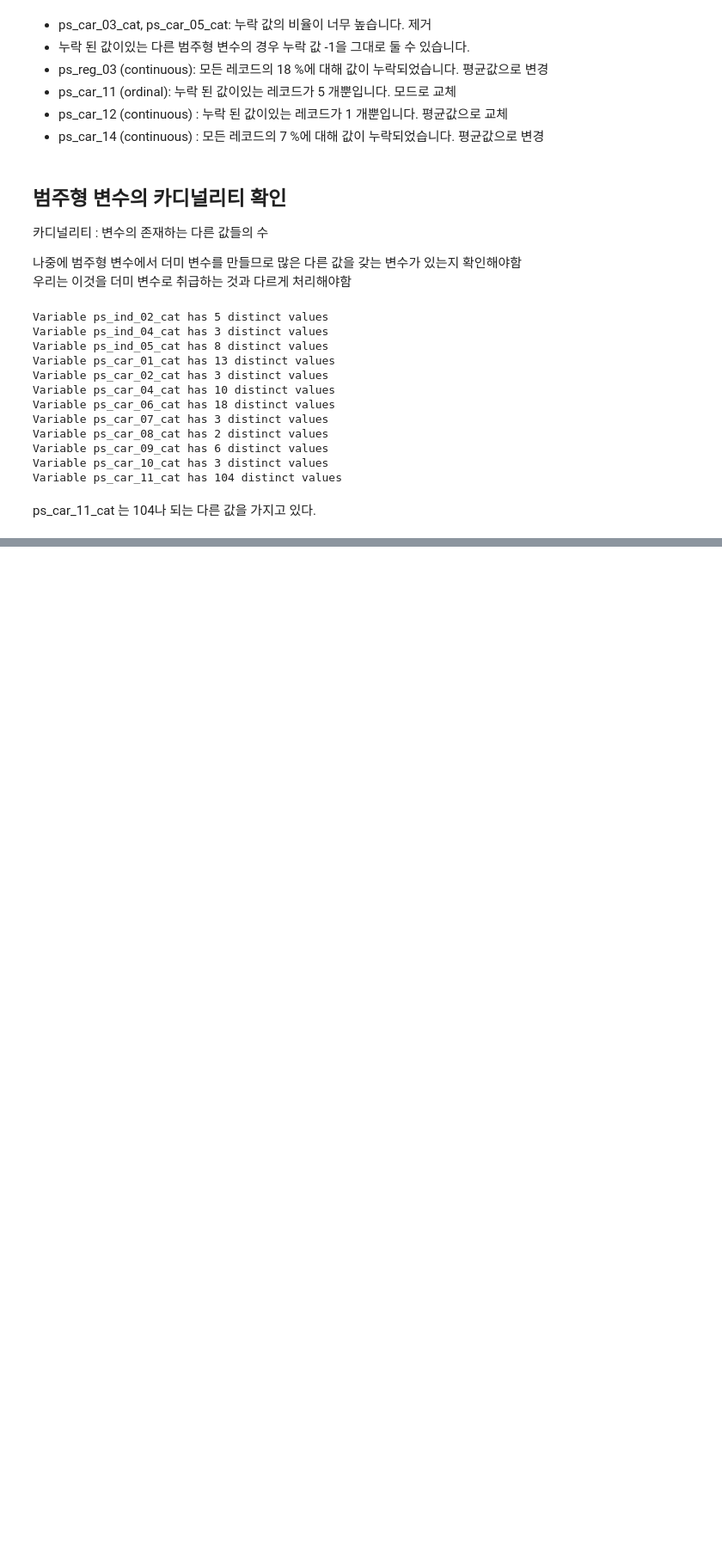
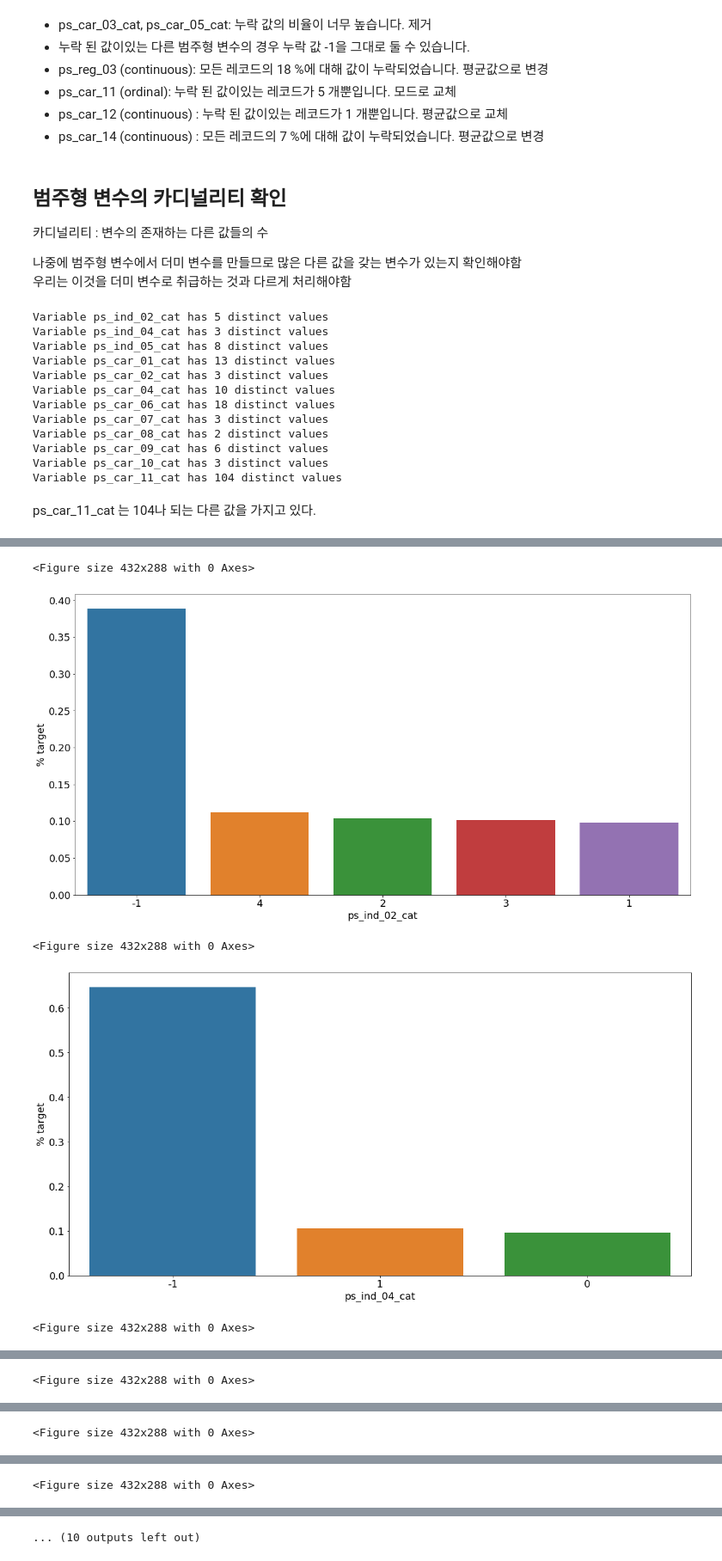
Before and after one commit to takkmj/hello_world, a Jupyter notebook: kaggle_porto/porto_practice.ipynb, the cells around one changed output, grey strips where cells are left out. Shown at 86% size. Drawn from its saved outputs; the diff is of its cells as text; code cells hidden in the pictures; blank space fills up the shorter version.

```diff
--- a/kaggle_porto/porto_practice.ipynb
+++ b/kaggle_porto/porto_practice.ipynb
@@ -415,0 +420,24 @@ test.drop('ps_car_11_cat', axis = 1, inplace = True)
+# %%
+v = meta[(meta.level == 'nominal') & (meta.keep)].index
+
+for f in v:
+    plt.figure()
+    fig, ax = plt.subplots(figsize = (20, 10))
+
+    # 범주형 값 당 타겟값이 1인 퍼센트를 계산
+    cat_percent = train[[f, 'target']].groupby([f], as_index = False).mean()
+    cat_percent.sort_values(by = 'target', ascending = False, inplace = True)
+
+    # bar plot
+    # 타겟 평균으로 내림차순
+    sns.barplot(data = cat_percent, x = f, y = 'target', order = cat_percent[f], ax = ax)
+    plt.ylabel('% target', fontsize = 18)
+    plt.xlabel(f, fontsize = 18)
+    plt.tick_params(axis = 'both', which = 'major', labelsize = 18)
+    plt.show()
+# %% [output]
+<Figure size 432x288 with 0 Axes>
+[figure, added]
+<Figure size 432x288 with 0 Axes>
+[figure, added]
+<Figure size 432x288 with 0 Axes>
@@ -415,0 +445 @@ test.drop('ps_car_11_cat', axis = 1, inplace = True)
+<Figure size 432x288 with 0 Axes>
@@ -415,0 +447 @@ test.drop('ps_car_11_cat', axis = 1, inplace = True)
+<Figure size 432x288 with 0 Axes>
@@ -415,0 +449 @@ test.drop('ps_car_11_cat', axis = 1, inplace = True)
+<Figure size 432x288 with 0 Axes>
@@ -415,0 +451 @@ test.drop('ps_car_11_cat', axis = 1, inplace = True)
+... (10 outputs left out)
```
Also changed, not shown: parts of 2 cells of this notebook.
